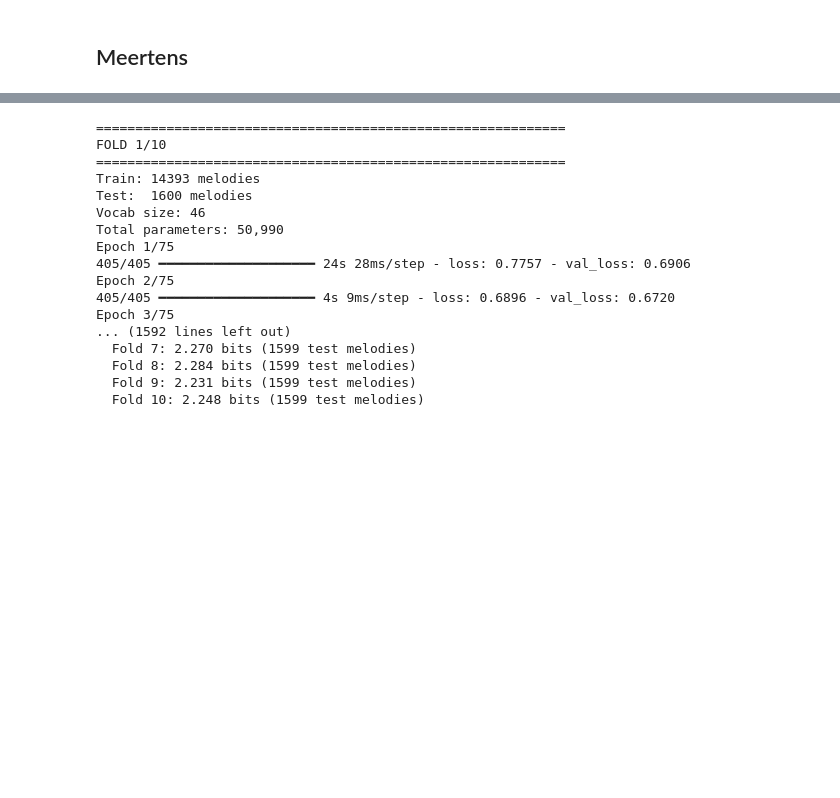
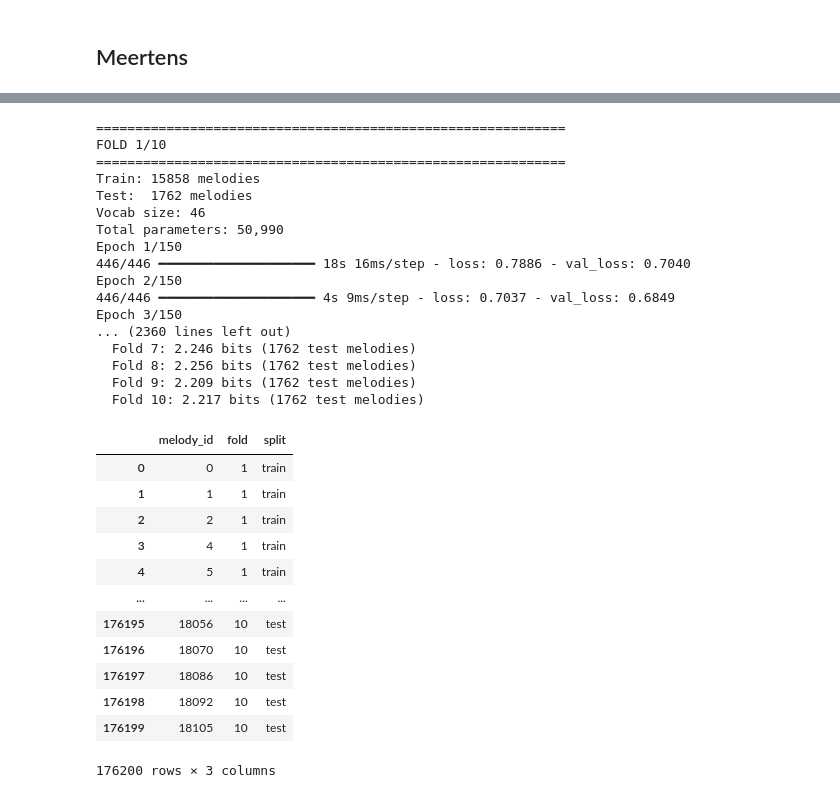
Before and after one commit to meralegre/thesis_ds, a Jupyter notebook: transformer.ipynb, the cells around one changed output, grey strips where cells are left out. Cells and saved outputs as stored; diff of their text form; code cells hidden in the pictures; blank space fills up the shorter version.

```diff
--- a/transformer.ipynb
+++ b/transformer.ipynb
@@ -634,24 +634,41 @@ Mean IC: 2.239 bits
 # %%
 results = run_kfold(
     meertens_melodies, melody_ids=meertens_melody_ids, k=10,
-    max_len=180, epochs=75,
+    max_len=180, epochs=150,
     export_folds_path="meertens_fold_assignments.csv",
 )
 # %% [output]
 ============================================================
 FOLD 1/10
 ============================================================
-Train: 14393 melodies
-Test:  1600 melodies
+Train: 15858 melodies
+Test:  1762 melodies
 Vocab size: 46
 Total parameters: 50,990
-Epoch 1/75
-405/405 ━━━━━━━━━━━━━━━━━━━━ 24s 28ms/step - loss: 0.7757 - val_loss: 0.6906
-Epoch 2/75
-405/405 ━━━━━━━━━━━━━━━━━━━━ 4s 9ms/step - loss: 0.6896 - val_loss: 0.6720
-Epoch 3/75
-... (1592 lines left out)
-  Fold 7: 2.270 bits (1599 test melodies)
-  Fold 8: 2.284 bits (1599 test melodies)
-  Fold 9: 2.231 bits (1599 test melodies)
-  Fold 10: 2.248 bits (1599 test melodies)
+Epoch 1/150
+446/446 ━━━━━━━━━━━━━━━━━━━━ 18s 16ms/step - loss: 0.7886 - val_loss: 0.7040
+Epoch 2/150
+446/446 ━━━━━━━━━━━━━━━━━━━━ 4s 9ms/step - loss: 0.7037 - val_loss: 0.6849
+Epoch 3/150
+... (2360 lines left out)
+  Fold 7: 2.246 bits (1762 test melodies)
+  Fold 8: 2.256 bits (1762 test melodies)
+  Fold 9: 2.209 bits (1762 test melodies)
+  Fold 10: 2.217 bits (1762 test melodies)
+# %%
+folds = pd.read_csv("meertens_fold_assignments.csv")
+folds
+# %% [output]
+|  | melody_id | fold | split |
+| 0 | 0 | 1 | train |
+| 1 | 1 | 1 | train |
+| 2 | 2 | 1 | train |
+| 3 | 4 | 1 | train |
+| 4 | 5 | 1 | train |
+| ... | ... | ... | ... |
+| 176195 | 18056 | 10 | test |
+| 176196 | 18070 | 10 | test |
+| 176197 | 18086 | 10 | test |
+| 176198 | 18092 | 10 | test |
+| 176199 | 18105 | 10 | test |
+176200 rows × 3 columns
```
Also changed, not shown: parts of 8 cells of this notebook.
